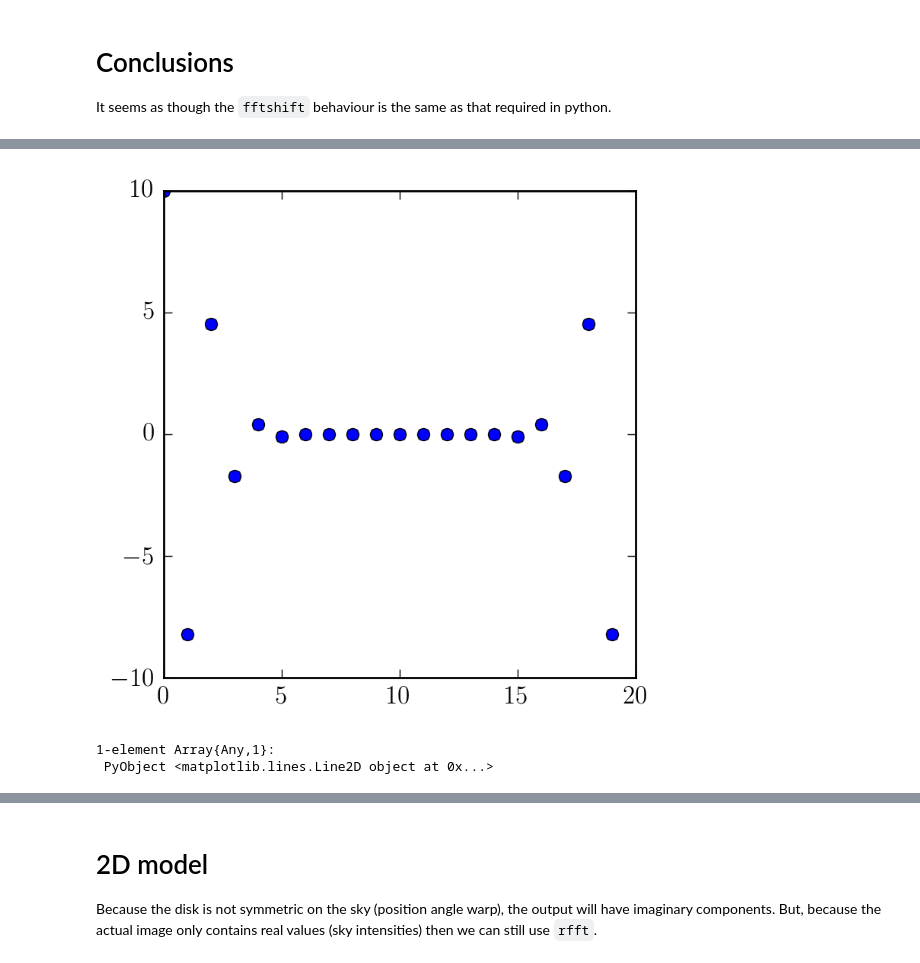
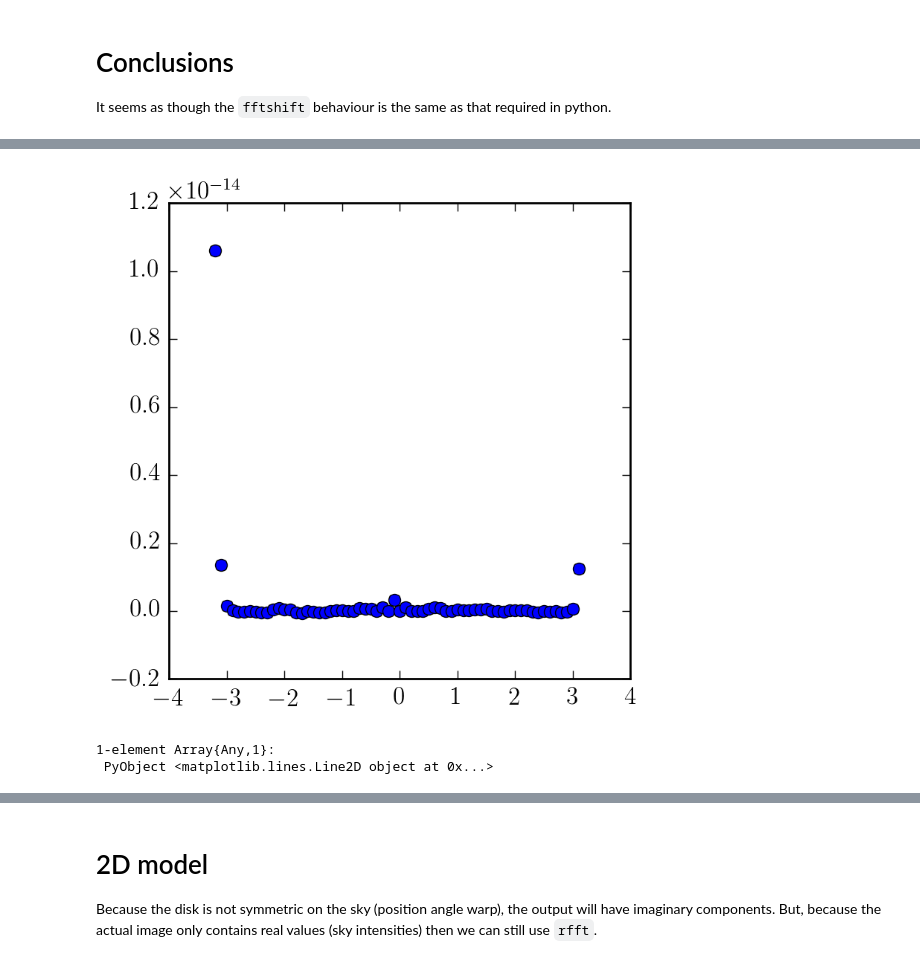
Before and after one commit to iancze/DiskJockey, a Jupyter notebook: notebooks/FFT.ipynb, the cells around one changed output, grey strips where cells are left out. Cells and saved outputs as stored; diff of their text form; code cells hidden in the pictures.

```diff
--- a/notebooks/FFT.ipynb
+++ b/notebooks/FFT.ipynb
@@ -10,10 +15,8 @@ It seems as though the `fftshift` behaviour is the same as that required in pyth
 # %%
 # Create an x-axis
-dx = 0.1
-xx = Float64[i*dx for i=-10:9];
+#dx = 0.1
+#xx = Float64[i*dx for i=-10:9];
+n = 64
+xx = fftspace(5, n)
+dx = xx[2] - xx[1];
+ss = fftshift(fftfreq(n, dx));
-# %%
-function Gauss(x::Vector{Float64})
-    sigma = 0.2
-    mu = 0.0
-    return (1./(sqrt(pi * 2) * sigma)) * exp(-0.5 * (x .- mu).^2 ./ sigma^2)
-end
@@ -21,0 +23,8 @@ Gauss (generic function with 1 method)
+# %%
+function Gauss(x::Vector{Float64})
+    exp(-pi * x.^2)
+end
+
+function GaussFT(s::Vector{Float64})
+    exp(-pi * s.^2)
+end
@@ -71,0 +41,2 @@ out
+# %%
+YY = dx * fftshift(fft(fftshift(yy)))
@@ -72,6 +68,6 @@ out
 # %%
-plt.plot(out, "o")
+plt.plot(ss, YY - GaussFT(ss), "o")
 # %% [output]
-[figure, old version]
+[figure, new version]
 1-element Array{Any,1}:
  PyObject <matplotlib.lines.Line2D object at 0x...>
```
Also changed, not shown: parts of 42 cells of this notebook, 7 other files.
